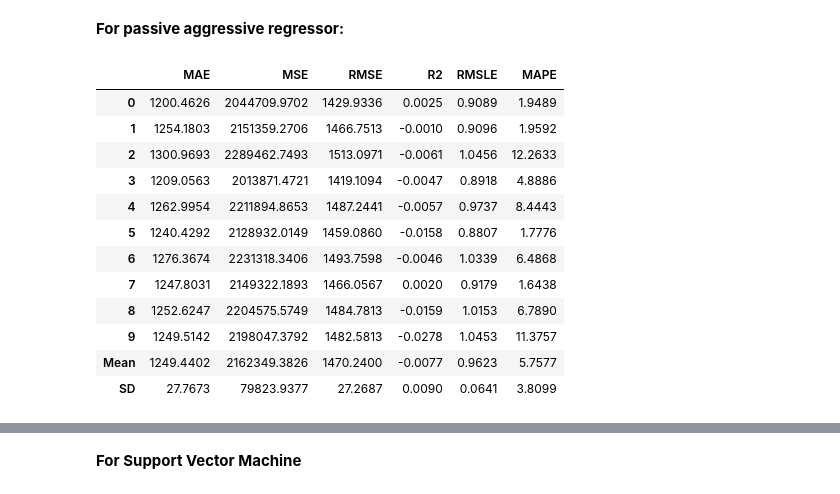
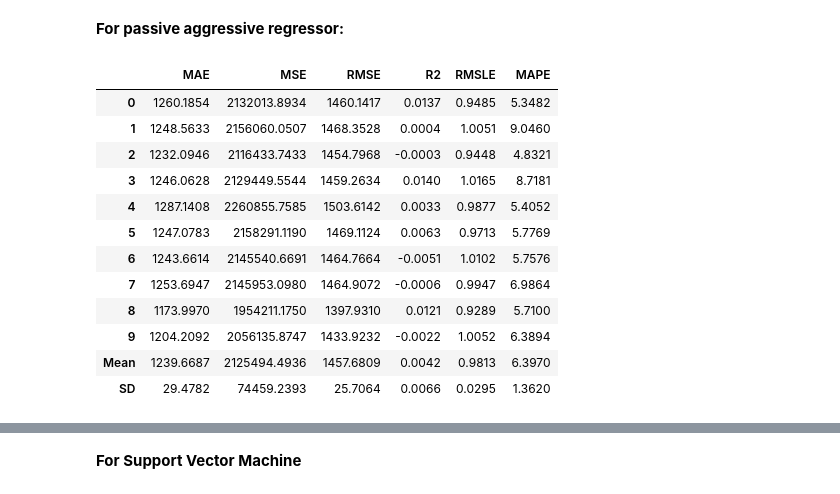
Before and after one commit to h577870/DAT158_ML2, a Jupyter notebook: Customer-revenue-prediction.ipynb, the cells around one changed output, grey strips where cells are left out. Cells and saved outputs as stored; diff of their text form; code cells hidden in the pictures.

```diff
--- a/Customer-revenue-prediction.ipynb
+++ b/Customer-revenue-prediction.ipynb
@@ -378,19 +380,19 @@ tuned_cat = tune_model(model_cat)
 # %% [markdown]
 **For passive aggressive regressor:**
-# %%
-model_pareg = create_model('par')
-# %% [output]
-|  | MAE | MSE | RMSE | R2 | RMSLE | MAPE |
-| 0 | 1200.4626 | 2044709.9702 | 1429.9336 | 0.0025 | 0.9089 | 1.9489 |
-| 1 | 1254.1803 | 2151359.2706 | 1466.7513 | -0.0010 | 0.9096 | 1.9592 |
-| 2 | 1300.9693 | 2289462.7493 | 1513.0971 | -0.0061 | 1.0456 | 12.2633 |
-| 3 | 1209.0563 | 2013871.4721 | 1419.1094 | -0.0047 | 0.8918 | 4.8886 |
-| 4 | 1262.9954 | 2211894.8653 | 1487.2441 | -0.0057 | 0.9737 | 8.4443 |
-| 5 | 1240.4292 | 2128932.0149 | 1459.0860 | -0.0158 | 0.8807 | 1.7776 |
-| 6 | 1276.3674 | 2231318.3406 | 1493.7598 | -0.0046 | 1.0339 | 6.4868 |
-| 7 | 1247.8031 | 2149322.1893 | 1466.0567 | 0.0020 | 0.9179 | 1.6438 |
-| 8 | 1252.6247 | 2204575.5749 | 1484.7813 | -0.0159 | 1.0153 | 6.7890 |
-| 9 | 1249.5142 | 2198047.3792 | 1482.5813 | -0.0278 | 1.0453 | 11.3757 |
-| Mean | 1249.4402 | 2162349.3826 | 1470.2400 | -0.0077 | 0.9623 | 5.7577 |
-| SD | 27.7673 | 79823.9377 | 27.2687 | 0.0090 | 0.0641 | 3.8099 |
+# %%
+model_lasso = create_model('lasso')
+# %% [output]
+|  | MAE | MSE | RMSE | R2 | RMSLE | MAPE |
+| 0 | 1260.1854 | 2132013.8934 | 1460.1417 | 0.0137 | 0.9485 | 5.3482 |
+| 1 | 1248.5633 | 2156060.0507 | 1468.3528 | 0.0004 | 1.0051 | 9.0460 |
+| 2 | 1232.0946 | 2116433.7433 | 1454.7968 | -0.0003 | 0.9448 | 4.8321 |
+| 3 | 1246.0628 | 2129449.5544 | 1459.2634 | 0.0140 | 1.0165 | 8.7181 |
+| 4 | 1287.1408 | 2260855.7585 | 1503.6142 | 0.0033 | 0.9877 | 5.4052 |
+| 5 | 1247.0783 | 2158291.1190 | 1469.1124 | 0.0063 | 0.9713 | 5.7769 |
+| 6 | 1243.6614 | 2145540.6691 | 1464.7664 | -0.0051 | 1.0102 | 5.7576 |
+| 7 | 1253.6947 | 2145953.0980 | 1464.9072 | -0.0006 | 0.9947 | 6.9864 |
+| 8 | 1173.9970 | 1954211.1750 | 1397.9310 | 0.0121 | 0.9289 | 5.7100 |
+| 9 | 1204.2092 | 2056135.8747 | 1433.9232 | -0.0022 | 1.0052 | 6.3894 |
+| Mean | 1239.6687 | 2125494.4936 | 1457.6809 | 0.0042 | 0.9813 | 6.3970 |
+| SD | 29.4782 | 74459.2393 | 25.7064 | 0.0066 | 0.0295 | 1.3620 |
 # %%
```
Also changed, not shown: parts of 19 cells of this notebook, 2 other files.
